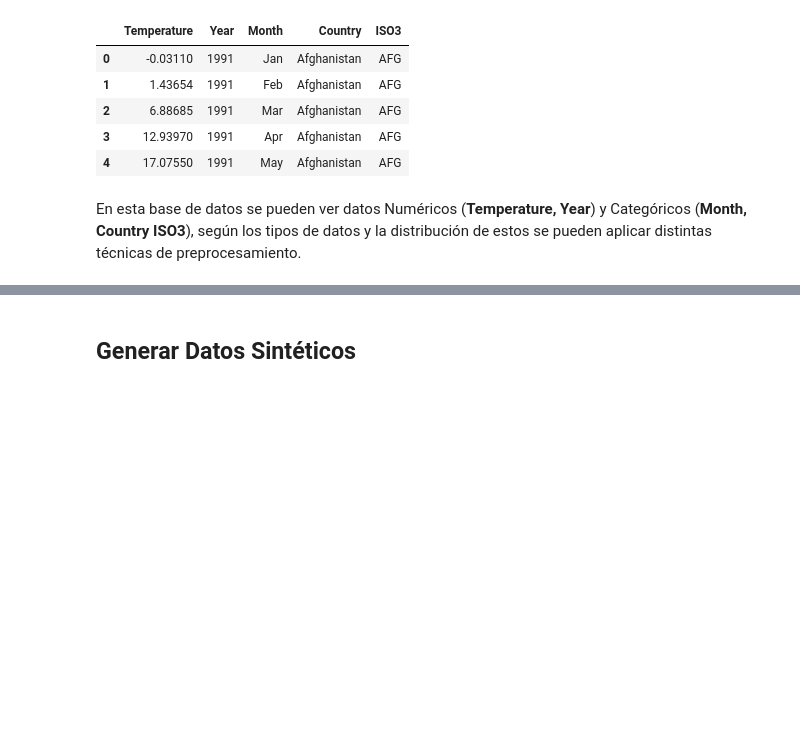
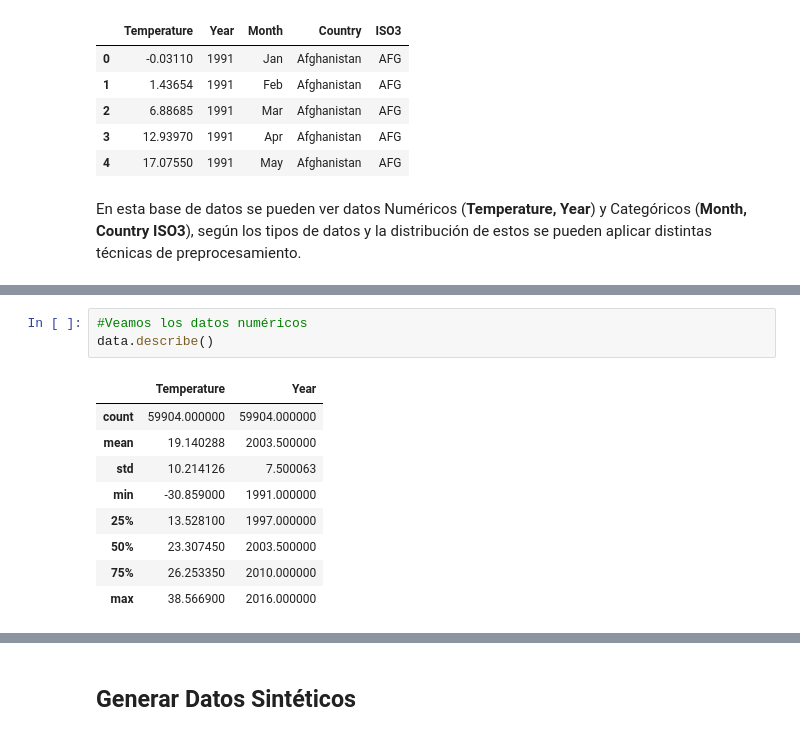
Before and after one commit to CCMunozB/Patrones, a Jupyter notebook: 1-preprocessing.ipynb, the cells around one changed output, grey strips where cells are left out. Saved outputs shown, nothing was run; the diff lists cells and outputs as text; blank space fills up the shorter version.

```diff
--- a/1-preprocessing.ipynb
+++ b/1-preprocessing.ipynb
@@ -43,3 +43,16 @@ data.head(5)
 En esta base de datos se pueden ver datos Numéricos (**Temperature, Year**) y Categóricos (**Month, Country ISO3**), según los tipos de datos y la distribución de estos se pueden aplicar distintas técnicas de preprocesamiento.
 # %% [markdown]
 ![Datos](https://365datascience.com/resources/blog/thumb@1024_xzk3rl06exk-data-types.webp)
+# %%
+#Veamos los datos numéricos
+data.describe()
+# %% [output]
+|  | Temperature | Year |
+| count | 59904.000000 | 59904.000000 |
+| mean | 19.140288 | 2003.500000 |
+| std | 10.214126 | 7.500063 |
+| min | -30.859000 | 1991.000000 |
+| 25% | 13.528100 | 1997.000000 |
+| 50% | 23.307450 | 2003.500000 |
+| 75% | 26.253350 | 2010.000000 |
+| max | 38.566900 | 2016.000000 |
```
Also changed, not shown: parts of 3 cells of this notebook, 2 other files.
